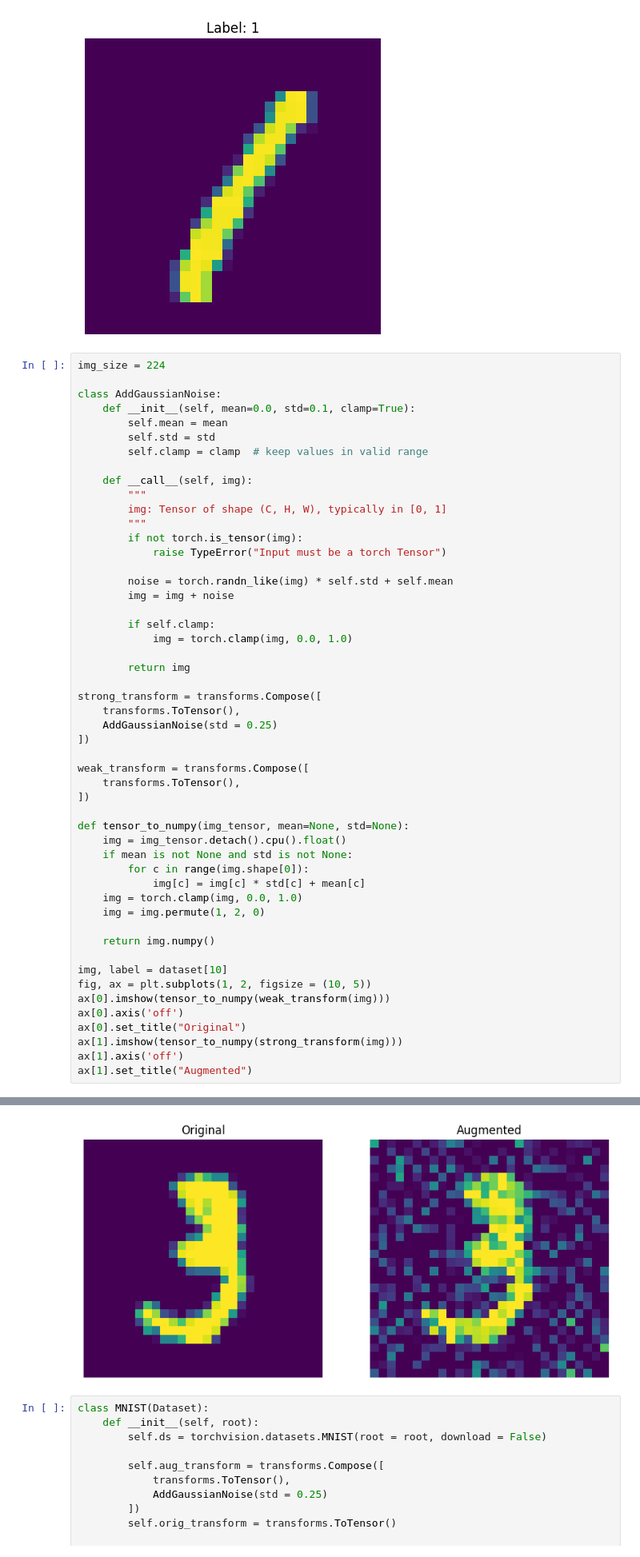
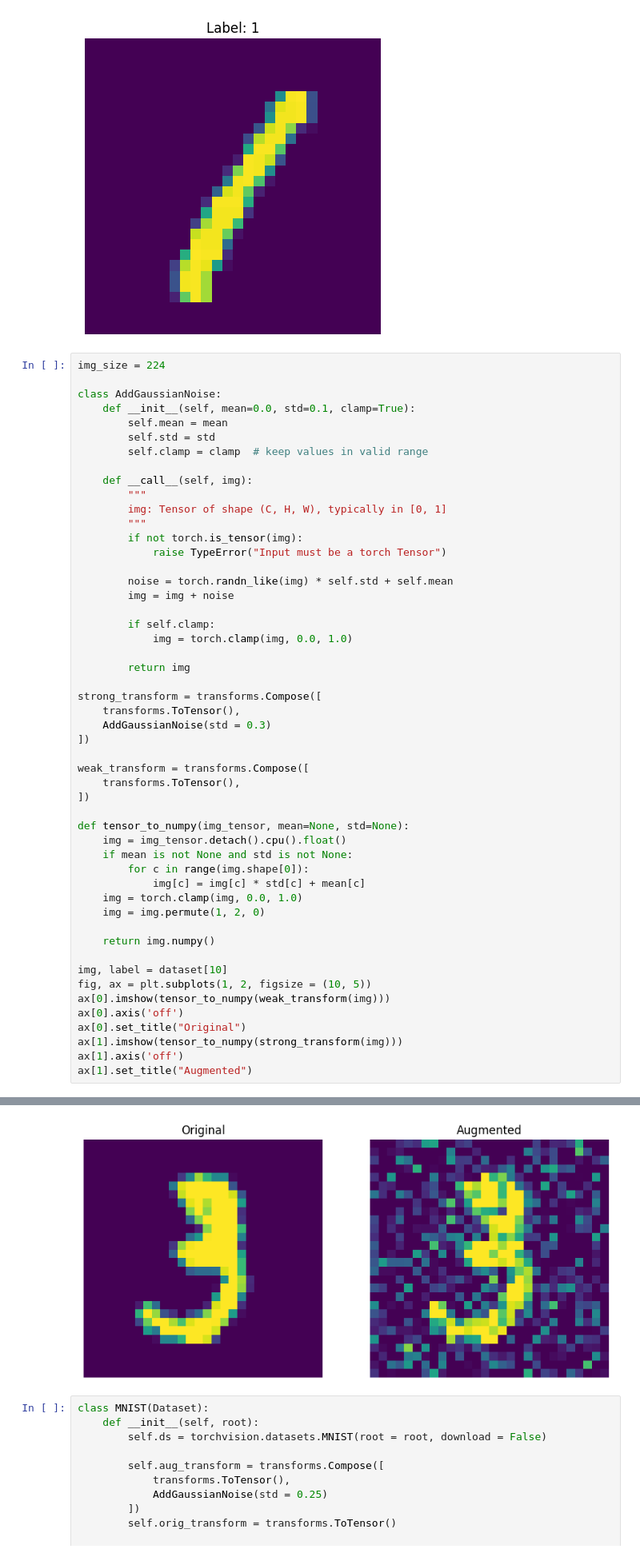
Before and after one commit to owenyi2/mnist-jepa-example, a Jupyter notebook: mnist.ipynb, the cells around one changed output, grey strips where cells are left out. Shown at 80% size. Cells and saved outputs as stored; diff of their text form.

```diff
--- a/mnist.ipynb
+++ b/mnist.ipynb
@@ -65,35 +68,35 @@ class AddGaussianNoise:
         return img
 
 strong_transform = transforms.Compose([
     transforms.ToTensor(),
-    AddGaussianNoise(std = 0.25)
+    AddGaussianNoise(std = 0.3)
 ])
 
 weak_transform = transforms.Compose([
     transforms.ToTensor(),
 ])
 
 def tensor_to_numpy(img_tensor, mean=None, std=None):
     img = img_tensor.detach().cpu().float()
     if mean is not None and std is not None:
         for c in range(img.shape[0]):
             img[c] = img[c] * std[c] + mean[c]
     img = torch.clamp(img, 0.0, 1.0)
     img = img.permute(1, 2, 0)
 
     return img.numpy()
 
 img, label = dataset[10]
 fig, ax = plt.subplots(1, 2, figsize = (10, 5))
 ax[0].imshow(tensor_to_numpy(weak_transform(img)))
 ax[0].axis('off')
 ax[0].set_title("Original")
 ax[1].imshow(tensor_to_numpy(strong_transform(img)))
 ax[1].axis('off')
 ax[1].set_title("Augmented")
 # %% [output]
 Text(0.5, 1.0, 'Augmented')
-[figure, old version]
+[figure, new version]
 # %%
 class MNIST(Dataset):
     def __init__(self, root):
```
Also changed, not shown: parts of 28 cells of this notebook.
